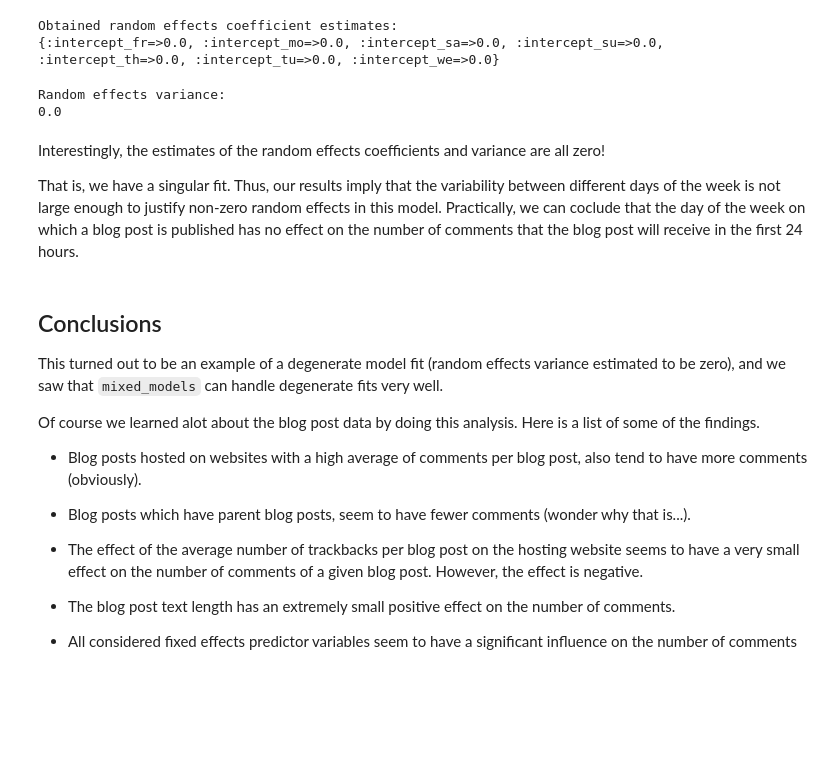
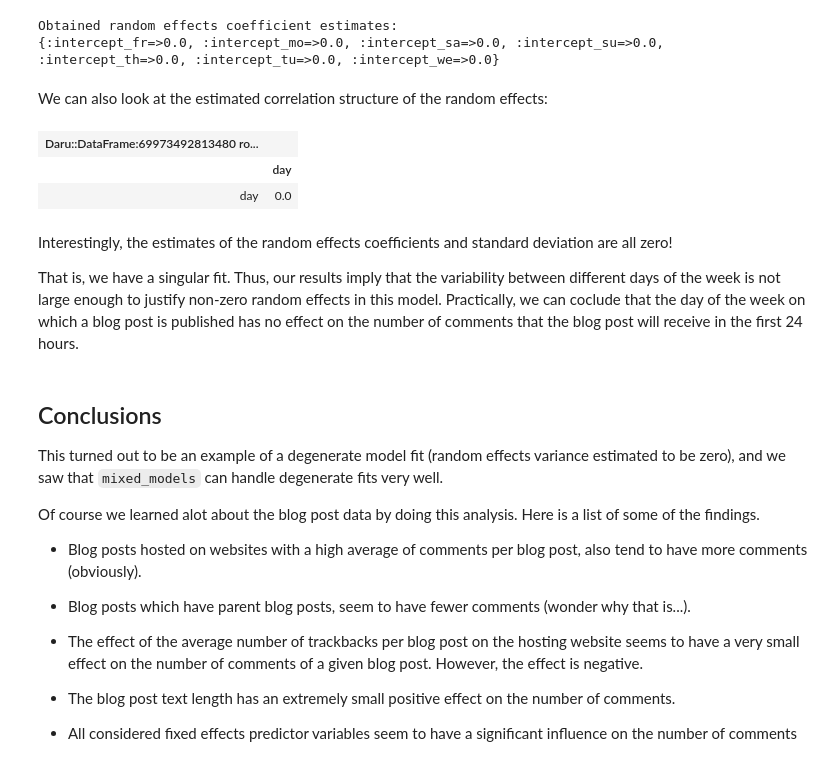
Before and after one commit to agisga/mixed_models, a Jupyter notebook: notebooks/blog_data.ipynb, the cells around one changed output. Cells and saved outputs as stored; diff of their text form; code cells hidden in the pictures; blank space fills up the shorter version.

```diff
--- a/notebooks/blog_data.ipynb
+++ b/notebooks/blog_data.ipynb
@@ -286,14 +296,16 @@ puts model_fit.ran_ef
 # %% [output]
 Obtained random effects coefficient estimates:
 {:intercept_fr=>0.0, :intercept_mo=>0.0, :intercept_sa=>0.0, :intercept_su=>0.0, :intercept_th=>0.0, :intercept_tu=>0.0, :intercept_we=>0.0}
-# %%
-puts "Random effects variance:"
-puts model_fit.sigma_mat[0,0]
-# %% [output]
-Random effects variance:
-0.0
+# %% [markdown]
+We can also look at the estimated correlation structure of the random effects:
+# %%
+model_fit.ran_ef_summary
+# %% [output]
+| Daru::DataFrame:69973492813480 ro... |  |
+|  | day |
+| day | 0.0 |
 # %% [markdown]
-Interestingly, the estimates of the random effects coefficients and variance are all zero!
+Interestingly, the estimates of the random effects coefficients and standard deviation are all zero!
 
 That is, we have a singular fit. Thus, our results imply that the variability between different days of the week is not large enough to justify non-zero random effects in this model. Practically, we can coclude that the day of the week on which a blog post is published has no effect on the number of comments that the blog post will receive in the first 24 hours.
 # %% [markdown]
```
Also changed, not shown: parts of 9 cells of this notebook.
